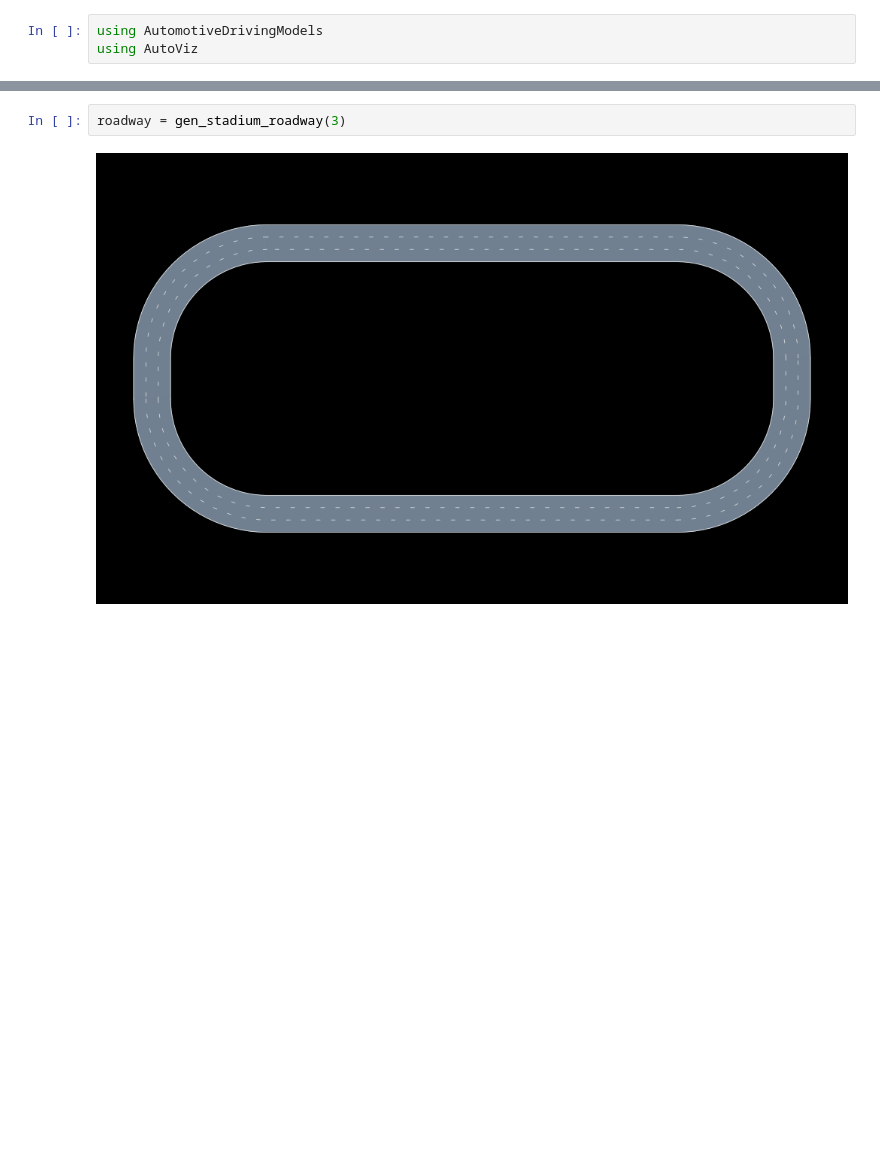
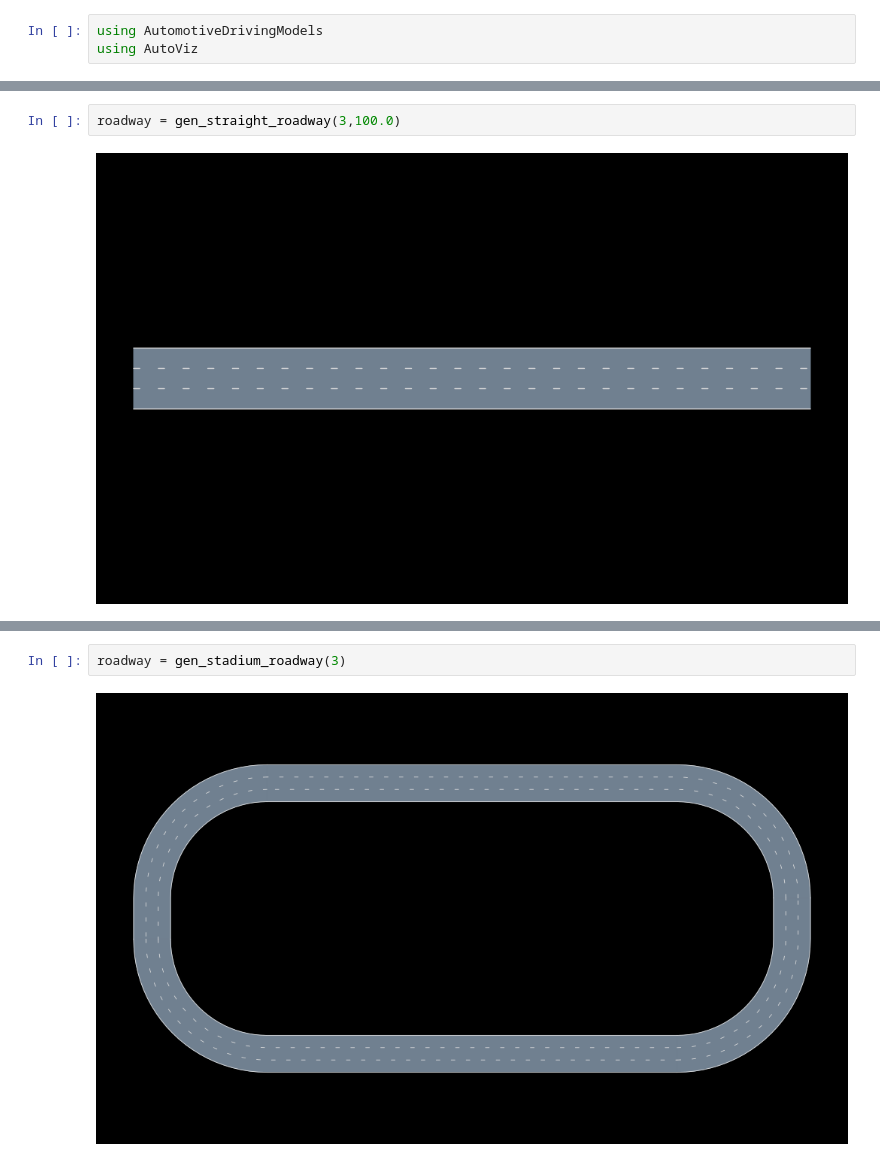
Before and after one commit to raunakbh92/ngsim_env, a Jupyter notebook: scripts/imitation/experiment_lateral_velocity.ipynb, the cells around one changed output, grey strips where cells are left out. Saved outputs shown, nothing was run; the diff lists cells and outputs as text; blank space fills up the shorter version.

Commit message:
Testing lateral vel on straight instead of stadium
- LatLonAccel has inbuilt lane follower that may conflate things in the
  stadium case
- Thus testing on straight roadway

```diff
--- a/scripts/imitation/experiment_lateral_velocity.ipynb
+++ b/scripts/imitation/experiment_lateral_velocity.ipynb
@@ -11,0 +17,4 @@ using AutoViz
+# %%
+roadway = gen_straight_roadway(3,100.0)
+# %% [output]
+[figure, added]
```
Also changed, not shown: parts of 7 cells of this notebook.
